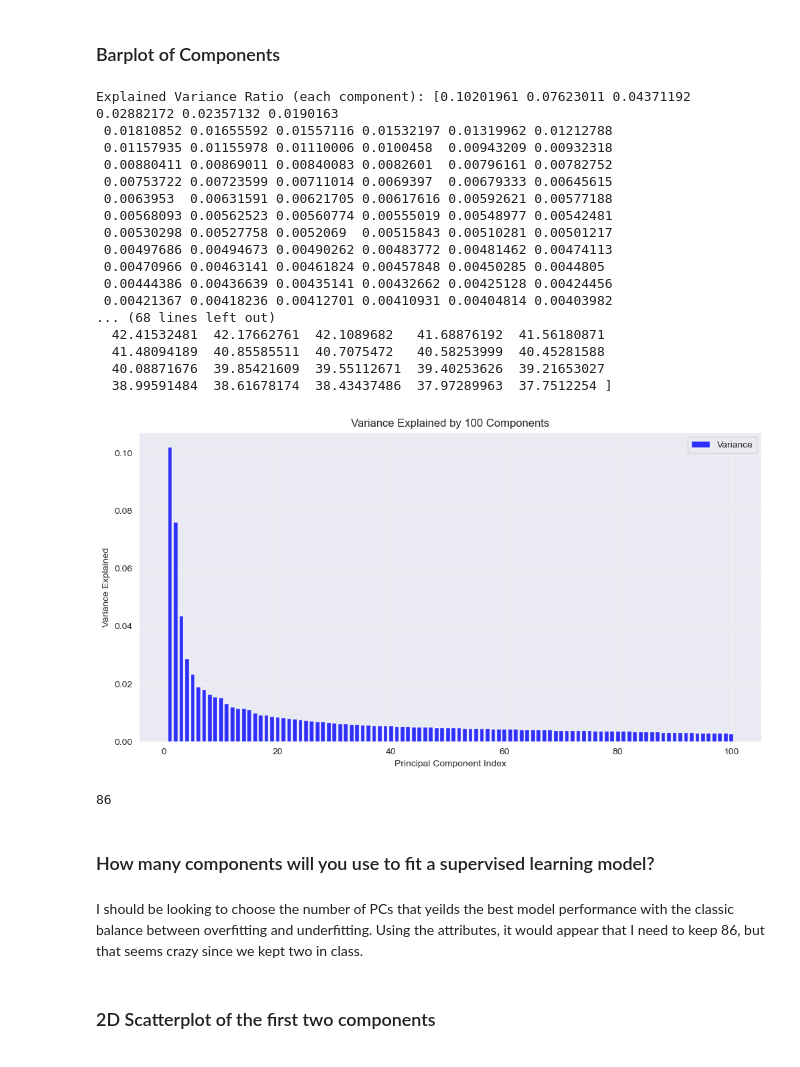
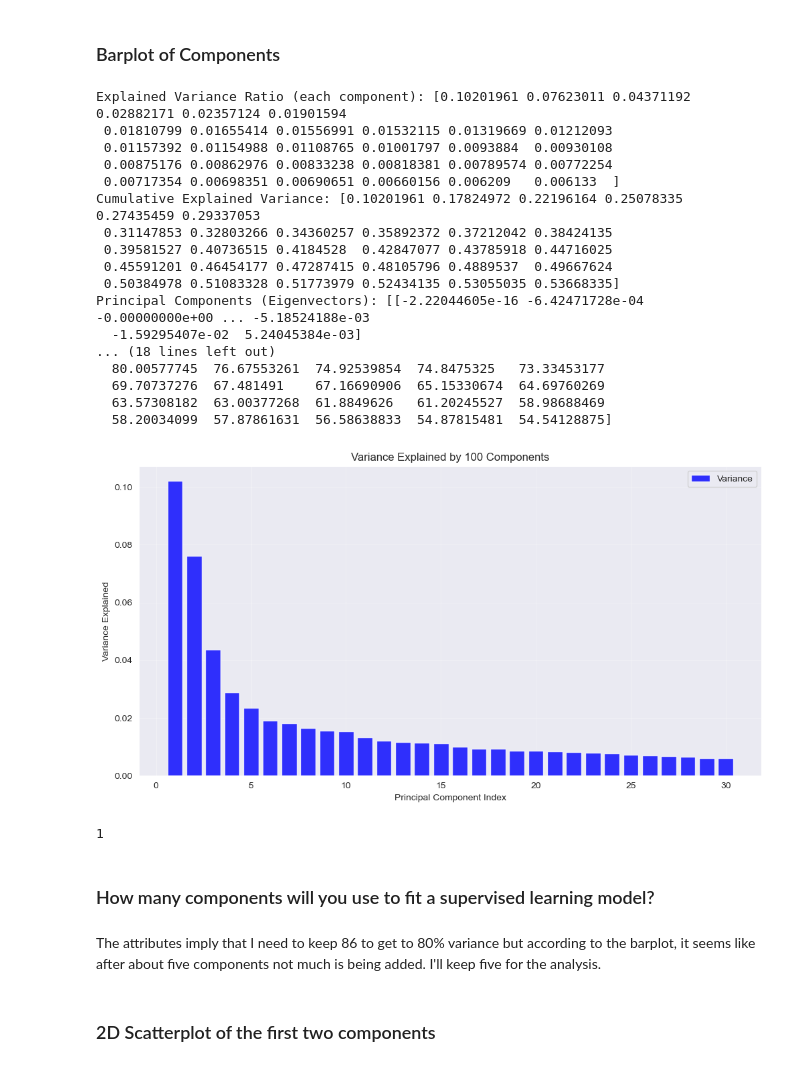
Before and after one commit to nereidagra/Computational-Social-Science-Projects, a Jupyter notebook: Project 4/Project 4 Students.ipynb, the cells around one changed output. Saved outputs shown, nothing was run; the diff lists cells and outputs as text; code cells hidden in the pictures.

```diff
--- a/Project 4/Project 4 Students.ipynb
+++ b/Project 4/Project 4 Students.ipynb
@@ -165,51 +163,51 @@ I think I need to keep like 100 components so get anywhere near the threshold of
 # %%
 
 # Apply PCA
-pca = PCA(n_components=100)
+pca = PCA(n_components=30)
 pca.fit(nhanes_scaled)
 
 # Attributes
 explained_variance_ratio = pca.explained_variance_ratio_
 cumulative_variance = np.cumsum(explained_variance_ratio)
 components = pca.components_
 explained_variance = pca.explained_variance_
 singular_values = pca.singular_values_
 
 # Attributes -- doesn't help to look at them. I have no idea what I'm doing
 print("Explained Variance Ratio (each component):", explained_variance_ratio)
 print("Cumulative Explained Variance:", cumulative_variance)
 print("Principal Components (Eigenvectors):", components)
 print("Explained Variance (absolute):", explained_variance)
 print("Singular Values:", singular_values)
 
 # bar plot
 plt.figure(figsize=(12, 6))
-plt.bar(range(1, 101), explained_variance_ratio, alpha=0.8, color='blue', label='Variance')
+plt.bar(range(1, 31), explained_variance_ratio, alpha=0.8, color='blue', label='Variance')
 plt.xlabel('Principal Component Index')
 plt.ylabel('Variance Explained')
 plt.title('Variance Explained by 100 Components')
 plt.grid(alpha=0.3)
 plt.legend()
 plt.show()
 # %% [output]
-Explained Variance Ratio (each component): [0.10201961 0.07623011 0.04371192 0.02882172 0.02357132 0.0190163
- 0.01810852 0.01655592 0.01557116 0.01532197 0.01319962 0.01212788
- 0.01157935 0.01155978 0.01110006 0.0100458  0.00943209 0.00932318
- 0.00880411 0.00869011 0.00840083 0.0082601  0.00796161 0.00782752
- 0.00753722 0.00723599 0.00711014 0.0069397  0.00679333 0.00645615
- 0.0063953  0.00631591 0.00621705 0.00617616 0.00592621 0.00577188
- 0.00568093 0.00562523 0.00560774 0.00555019 0.00548977 0.00542481
- 0.00530298 0.00527758 0.0052069  0.00515843 0.00510281 0.00501217
- 0.00497686 0.00494673 0.00490262 0.00483772 0.00481462 0.00474113
- 0.00470966 0.00463141 0.00461824 0.00457848 0.00450285 0.0044805
- 0.00444386 0.00436639 0.00435141 0.00432662 0.00425128 0.00424456
- 0.00421367 0.00418236 0.00412701 0.00410931 0.00404814 0.00403982
-... (68 lines left out)
-  42.41532481  42.17662761  42.1089682   41.68876192  41.56180871
-  41.48094189  40.85585511  40.7075472   40.58253999  40.45281588
-  40.08871676  39.85421609  39.55112671  39.40253626  39.21653027
-  38.99591484  38.61678174  38.43437486  37.97289963  37.7512254 ]
+Explained Variance Ratio (each component): [0.10201961 0.07623011 0.04371192 0.02882171 0.02357124 0.01901594
+ 0.01810799 0.01655414 0.01556991 0.01532115 0.01319669 0.01212093
+ 0.01157392 0.01154988 0.01108765 0.01001797 0.0093884  0.00930108
+ 0.00875176 0.00862976 0.00833238 0.00818381 0.00789574 0.00772254
+ 0.00717354 0.00698351 0.00690651 0.00660156 0.006209   0.006133  ]
+Cumulative Explained Variance: [0.10201961 0.17824972 0.22196164 0.25078335 0.27435459 0.29337053
+ 0.31147853 0.32803266 0.34360257 0.35892372 0.37212042 0.38424135
+ 0.39581527 0.40736515 0.4184528  0.42847077 0.43785918 0.44716025
+ 0.45591201 0.46454177 0.47287415 0.48105796 0.4889537  0.49667624
+ 0.50384978 0.51083328 0.51773979 0.52434135 0.53055035 0.53668335]
+Principal Components (Eigenvectors): [[-2.22044605e-16 -6.42471728e-04 -0.00000000e+00 ... -5.18524188e-03
+  -1.59295407e-02  5.24045384e-03]
+... (18 lines left out)
+  80.00577745  76.67553261  74.92539854  74.8475325   73.33453177
+  69.70737276  67.481491    67.16690906  65.15330674  64.69760269
+  63.57308182  63.00377268  61.8849626   61.20245527  58.98688469
+  58.20034099  57.87861631  56.58638833  54.87815481  54.54128875]
-[figure, old version]
+[figure, new version]
 # %%
 # Get the cumulative explained variance
 cumulative_variance = np.cumsum(pca.explained_variance_ratio_)
@@ -219,11 +217,11 @@ cumulative_variance = np.cumsum(pca.explained_variance_ratio_)
 n_components_80 = np.argmax(cumulative_variance >= 0.80) + 1
 print(n_components_80)
 # %% [output]
-86
+1
 # %% [markdown]
 ### How many components will you use to fit a supervised learning model?
-# %% [markdown]
-I should be looking to choose the number of PCs that yeilds the best model performance with the classic balance between overfitting and underfitting. Using the attributes, it would appear that I need to keep 86, but that seems crazy since we kept two in class.
+# %% [markdown]
+The attributes imply that I need to keep 86 to get to 80% variance but according to the barplot, it seems like after about five components not much is being added. I'll keep five for the analysis.
 # %% [markdown]
 ### 2D Scatterplot of the first two components
 # %%
```
Also changed, not shown: parts of 15 cells of this notebook, 1 other file.
